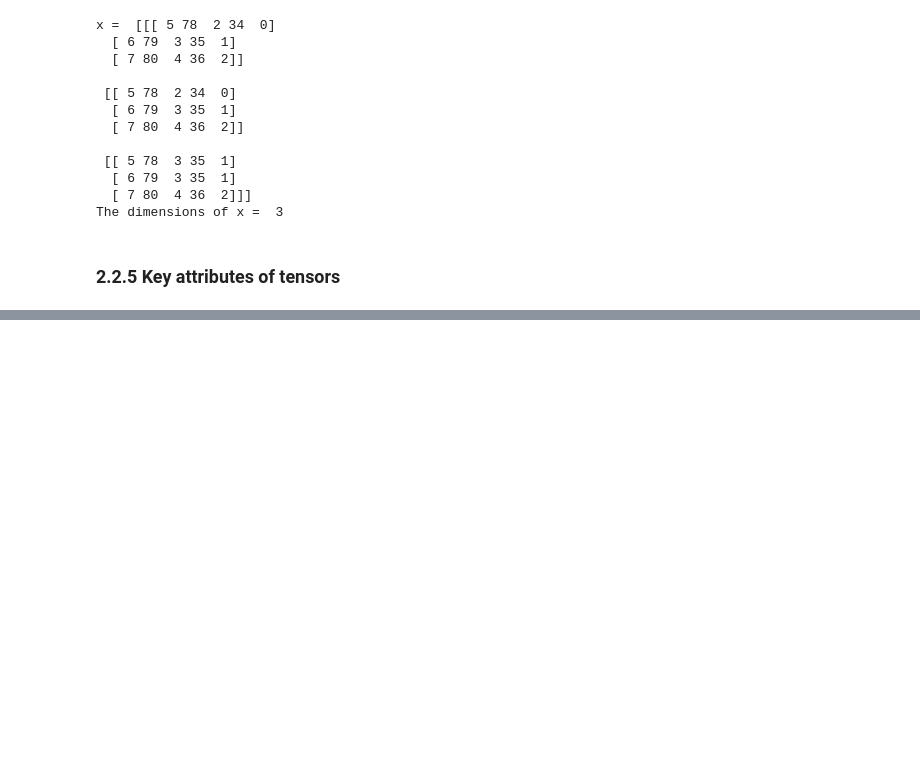
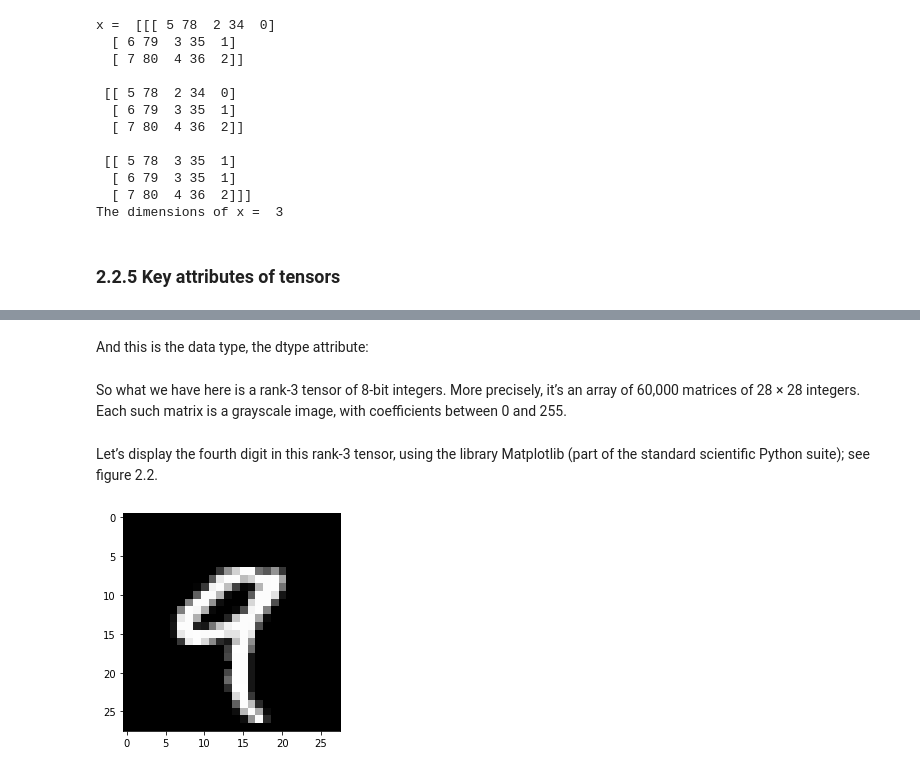
Before and after one commit to InfiniteCuriosity/Deep_Learning_with_Python, a Jupyter notebook: 2. The Mathematical Building Blocks of Deep Learning.ipynb, the cells around one changed output, grey strips where cells are left out. Drawn from its saved outputs; the diff is of its cells as text; code cells hidden in the pictures; blank space fills up the shorter version.

Commit message:
Test of including images in notebooks. Let's see if this shows up :)

```diff
--- a/2. The Mathematical Building Blocks of Deep Learning.ipynb
+++ b/2. The Mathematical Building Blocks of Deep Learning.ipynb
@@ -184,0 +187,3 @@ A tensor is defined by three key attributes:
+# %%
+from tensorflow.keras.datasets import mnist
+(train_images, train_labels), (test_images, test_labels) = mnist.load_data()
@@ -184,0 +198,2 @@ A tensor is defined by three key attributes:
+# %% [markdown]
+And this is the data type, the dtype attribute:
@@ -184,0 +202,12 @@ A tensor is defined by three key attributes:
+# %% [markdown]
+So what we have here is a rank-3 tensor of 8-bit integers. More precisely, it’s an array of 60,000 matrices of 28 × 28 integers. Each such matrix is a grayscale image, with coefficients between 0 and 255.
+# %% [markdown]
+Let’s display the fourth digit in this rank-3 tensor, using the library Matplotlib (part of the standard scientific Python suite); see figure 2.2.
+# %%
+import matplotlib.pyplot as plt
+digit = train_images[4]
+digit = digit.reshape((28, 28))
+plt.imshow(digit,cmap='gray')
+plt.show()
+# %% [output]
+[figure, added]
```
Also changed, not shown: parts of 10 cells of this notebook.
